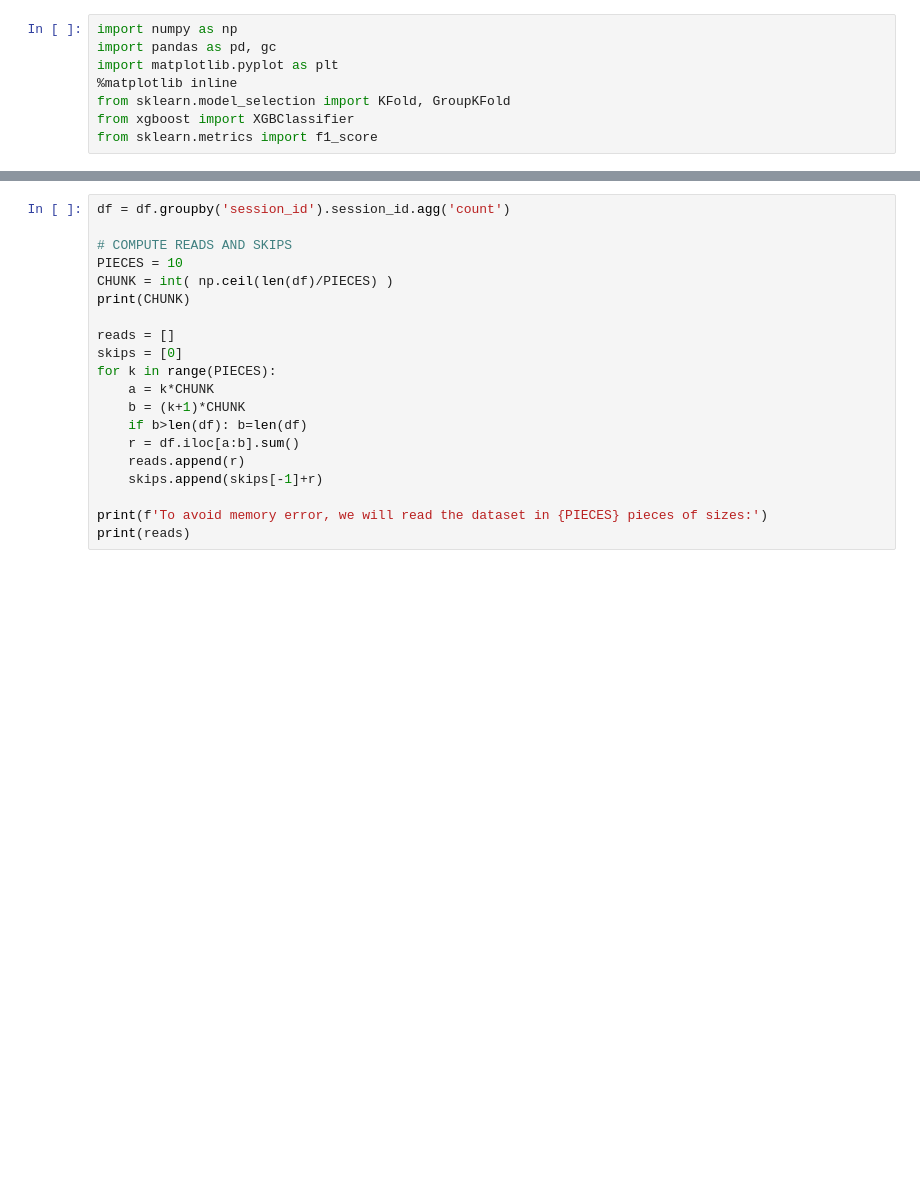
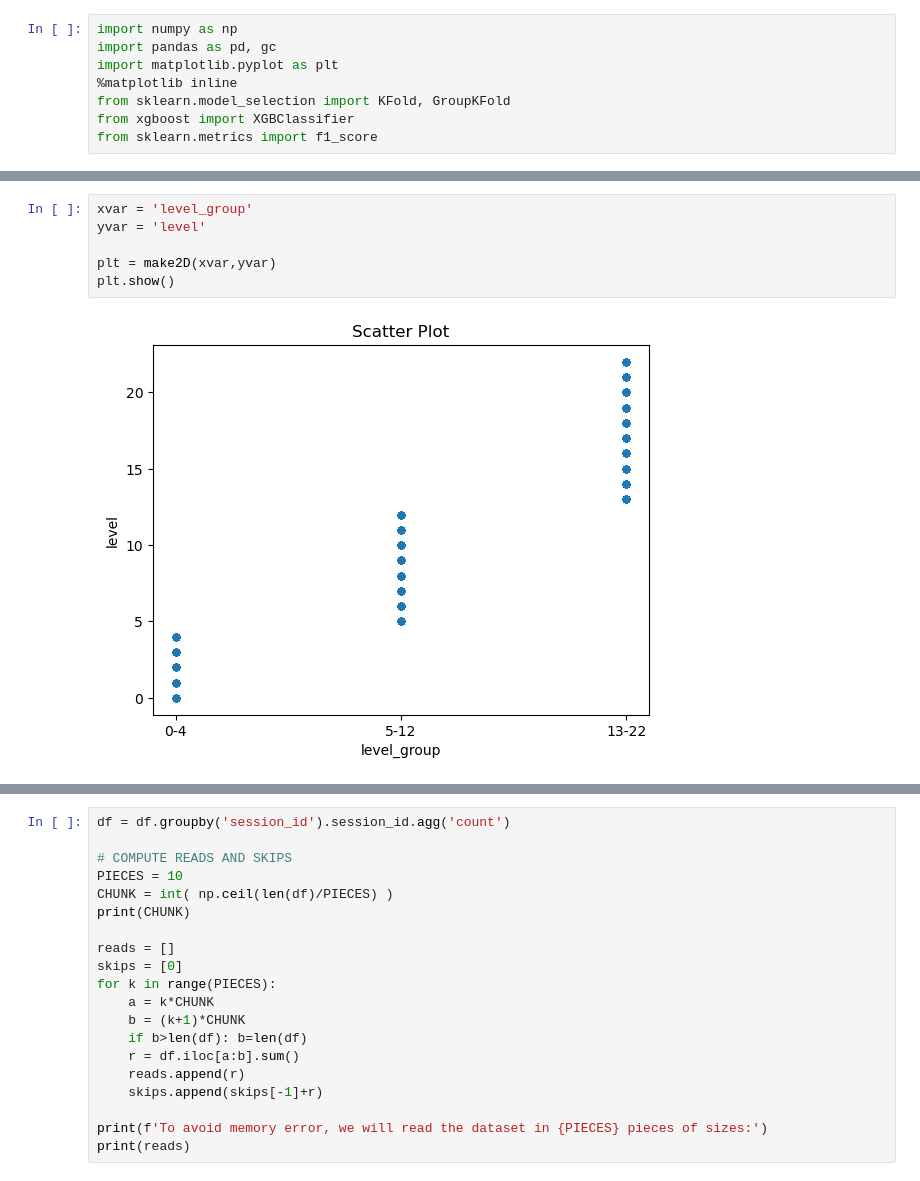
Before and after one commit to MittalMonika/DataScience, a Jupyter notebook: studentperfromance.ipynb, the cells around one changed output, grey strips where cells are left out. Cells and saved outputs as stored; diff of their text form; blank space fills up the shorter version.

```diff
--- a/studentperfromance.ipynb
+++ b/studentperfromance.ipynb
@@ -27,3 +89,11 @@ from sklearn.metrics import f1_score
+# %%
+xvar = 'level_group'
+yvar = 'level'
+
+plt = make2D(xvar,yvar)
+plt.show()
+# %% [output]
+[figure, added]
 # %%
 df= pd.read_csv("/kaggle/input/predict-student-performance-from-game-play/train.csv",usecols=[0])
 len(df)
```
Also changed, not shown: parts of 52 cells of this notebook.
